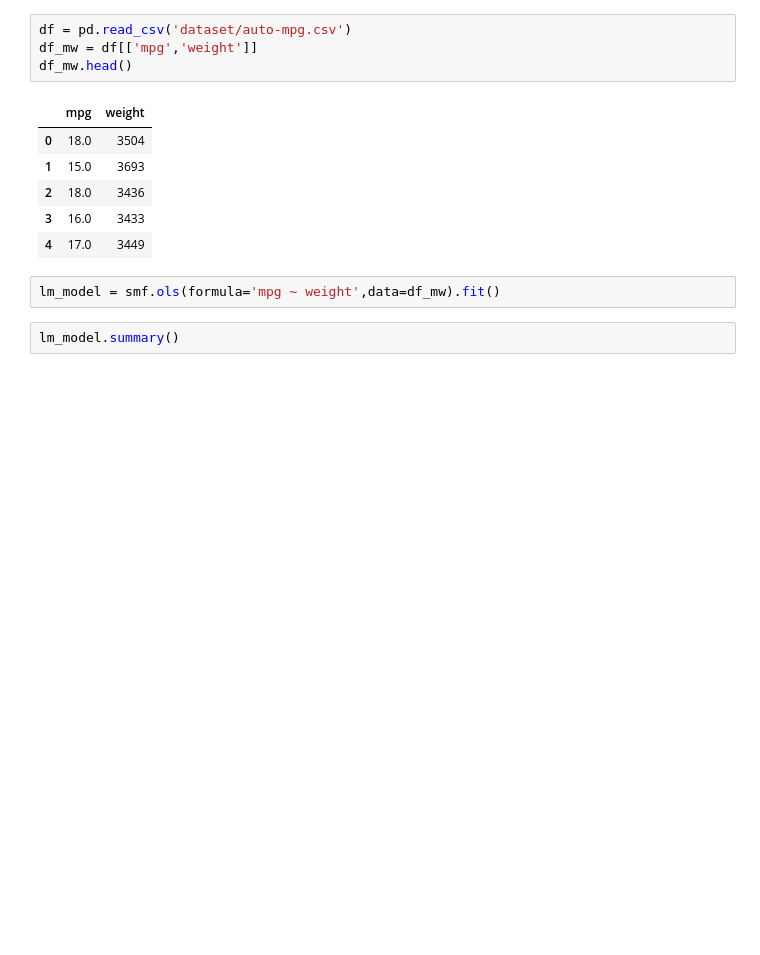
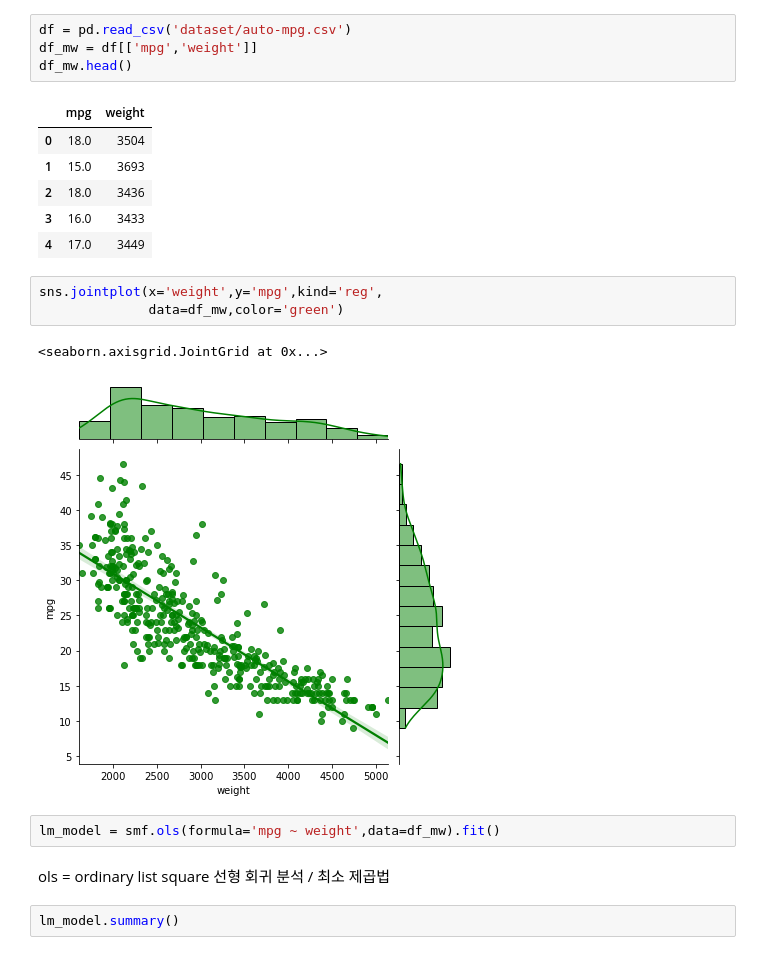
Before and after one commit to InChil2/Mac, a Jupyter notebook: stat/stat2.ipynb, the cells around one changed output. Cells and saved outputs as stored; diff of their text form; blank space fills up the shorter version.

```diff
--- a/stat/stat2.ipynb
+++ b/stat/stat2.ipynb
@@ -234,8 +243,16 @@ df_mw.head()
 | 2 | 18.0 | 3436 |
 | 3 | 16.0 | 3433 |
 | 4 | 17.0 | 3449 |
+# %%
+sns.jointplot(x='weight',y='mpg',kind='reg',
+              data=df_mw,color='green')
+# %% [output]
+<seaborn.axisgrid.JointGrid at 0x...>
+[figure, added]
 # %%
 lm_model = smf.ols(formula='mpg ~ weight',data=df_mw).fit()
+# %% [markdown]
+ols = ordinary list square 선형 회귀 분석 / 최소 제곱법
 # %%
 lm_model.summary()
 # %% [output]
```
Also changed, not shown: parts of 34 cells of this notebook, 3 other files.
